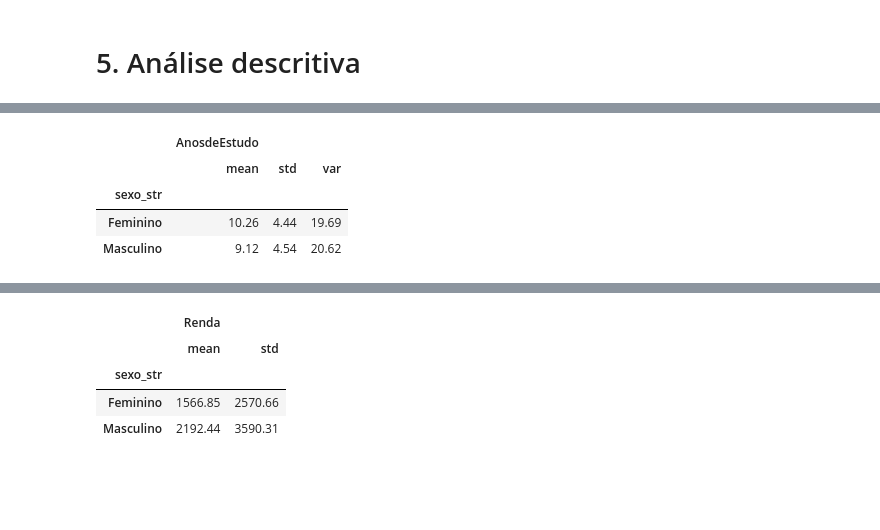
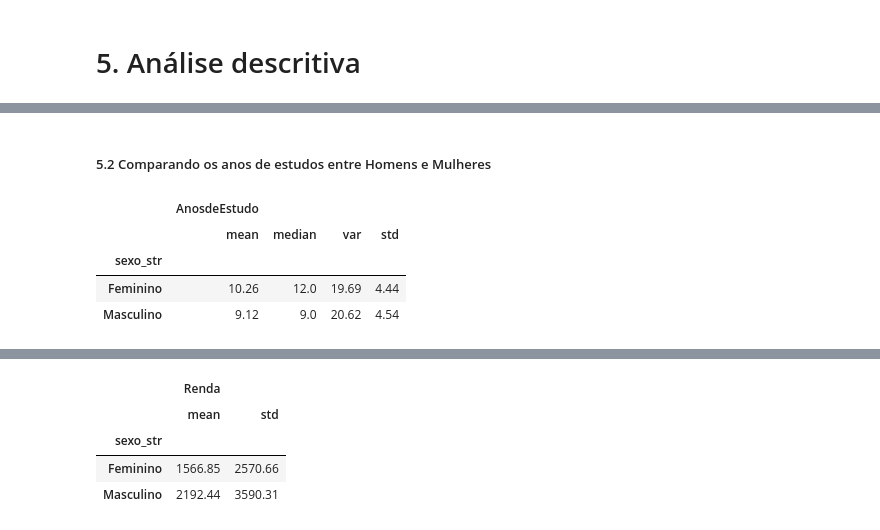
Before and after one commit to pedroogarcez/projeto_ibge, a Jupyter notebook: ibge_analise_de_dados.ipynb, the cells around one changed output, grey strips where cells are left out. Cells and saved outputs as stored; diff of their text form; code cells hidden in the pictures; blank space fills up the shorter version.

```diff
--- a/ibge_analise_de_dados.ipynb
+++ b/ibge_analise_de_dados.ipynb
@@ -129,8 +95,10 @@ df[['cor_str','Renda']].groupby('cor_str').agg(['min','mean','max'])
+# %% [markdown]
+##### 5.2 Comparando os anos de estudos entre Homens e Mulheres
 # %%
-df[['sexo_str','AnosdeEstudo']].groupby('sexo_str').agg(['mean','std','var'])
+df[['sexo_str','AnosdeEstudo']].groupby('sexo_str').agg(['mean','median','var','std'])
 # %% [output]
-|  | AnosdeEstudo |  |  |
-|  | mean | std | var |
-| sexo_str |  |  |  |
-| Feminino | 10.26 | 4.44 | 19.69 |
-| Masculino | 9.12 | 4.54 | 20.62 |
+|  | AnosdeEstudo |  |  |  |
+|  | mean | median | var | std |
+| sexo_str |  |  |  |  |
+| Feminino | 10.26 | 12.0 | 19.69 | 4.44 |
+| Masculino | 9.12 | 9.0 | 20.62 | 4.54 |
```
Also changed, not shown: parts of 26 cells of this notebook.
